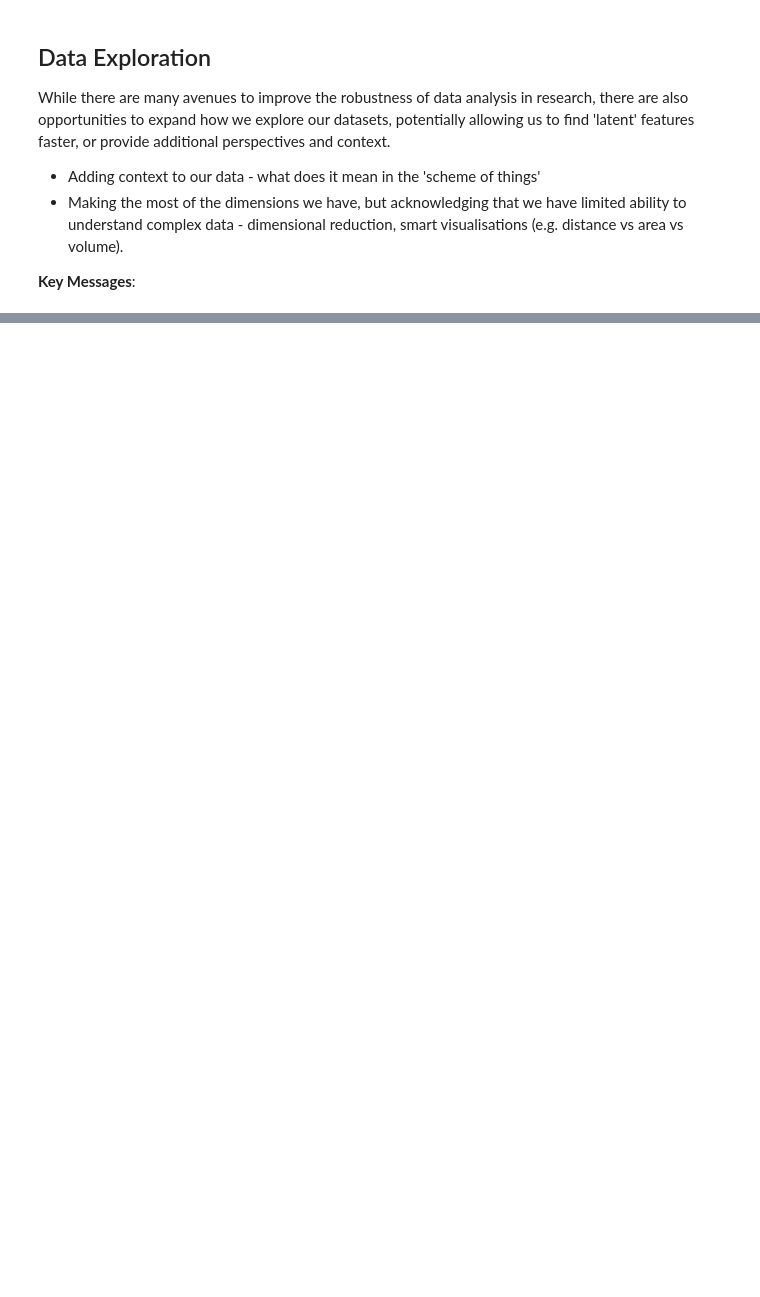
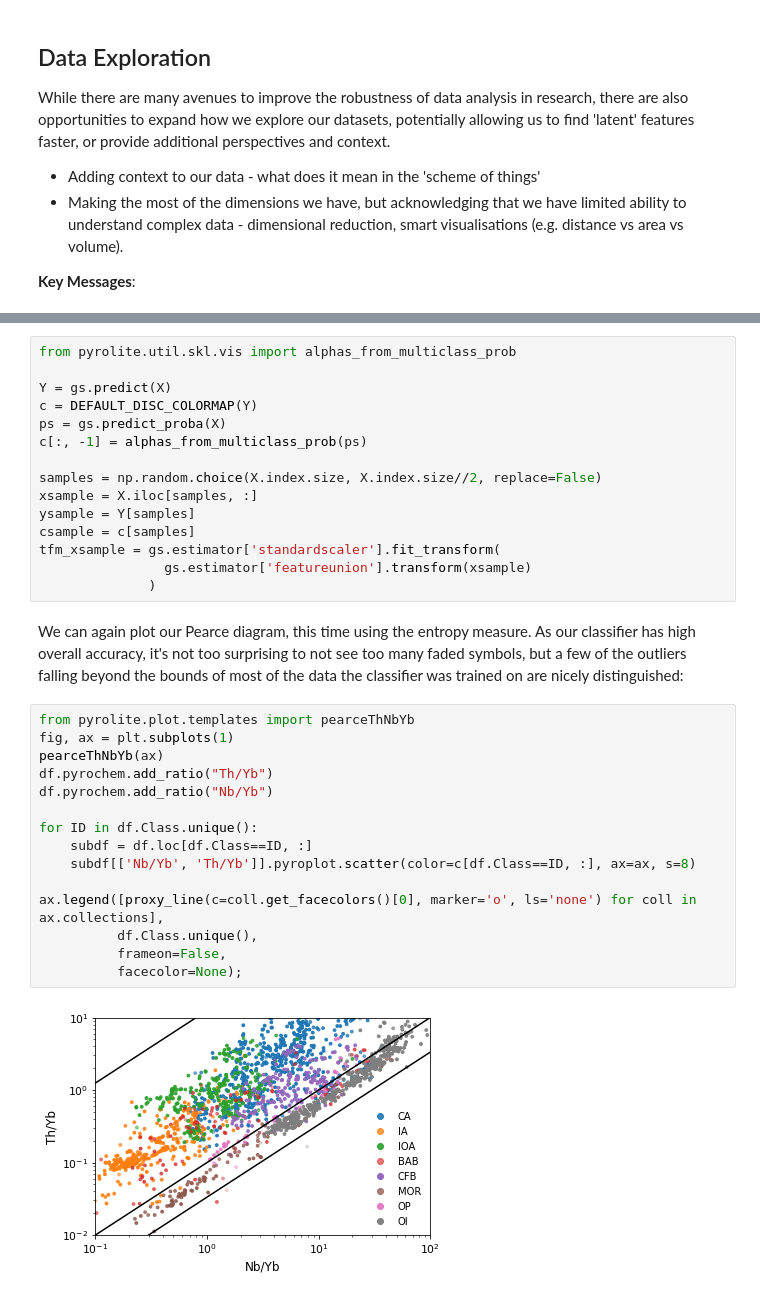
Before and after one commit to morganjwilliams/gs2020-diggingdeeper, a Jupyter notebook: 012_datavis.ipynb, the cells around one changed output, grey strips where cells are left out. Cells and saved outputs as stored; diff of their text form; blank space fills up the shorter version.

```diff
--- a/012_datavis.ipynb
+++ b/012_datavis.ipynb
@@ -200,0 +172,34 @@ ipv.show()
+# %%
+from pyrolite.util.skl.vis import alphas_from_multiclass_prob
+
+Y = gs.predict(X)
+c = DEFAULT_DISC_COLORMAP(Y)
+ps = gs.predict_proba(X)
+c[:, -1] = alphas_from_multiclass_prob(ps)
+
+samples = np.random.choice(X.index.size, X.index.size//2, replace=False)
+xsample = X.iloc[samples, :]
+ysample = Y[samples]
+csample = c[samples]
+tfm_xsample = gs.estimator['standardscaler'].fit_transform(
+                gs.estimator['featureunion'].transform(xsample)
+              )
+# %% [markdown]
+We can again plot our Pearce diagram, this time using the entropy measure. As our classifier has high overall accuracy, it's not too surprising to not see too many faded symbols, but a few of the outliers falling beyond the bounds of most of the data the classifier was trained on are nicely distinguished:
+# %%
+from pyrolite.plot.templates import pearceThNbYb
+fig, ax = plt.subplots(1)
+pearceThNbYb(ax)
+df.pyrochem.add_ratio("Th/Yb")
+df.pyrochem.add_ratio("Nb/Yb")
+
+for ID in df.Class.unique():
+    subdf = df.loc[df.Class==ID, :]
+    subdf[['Nb/Yb', 'Th/Yb']].pyroplot.scatter(color=c[df.Class==ID, :], ax=ax, s=8)
+
+ax.legend([proxy_line(c=coll.get_facecolors()[0], marker='o', ls='none') for coll in ax.collections],
+          df.Class.unique(),
+          frameon=False,
+          facecolor=None);
+# %% [output]
+[figure, added]
```
Also changed, not shown: parts of 36 cells of this notebook, 3 other files.
